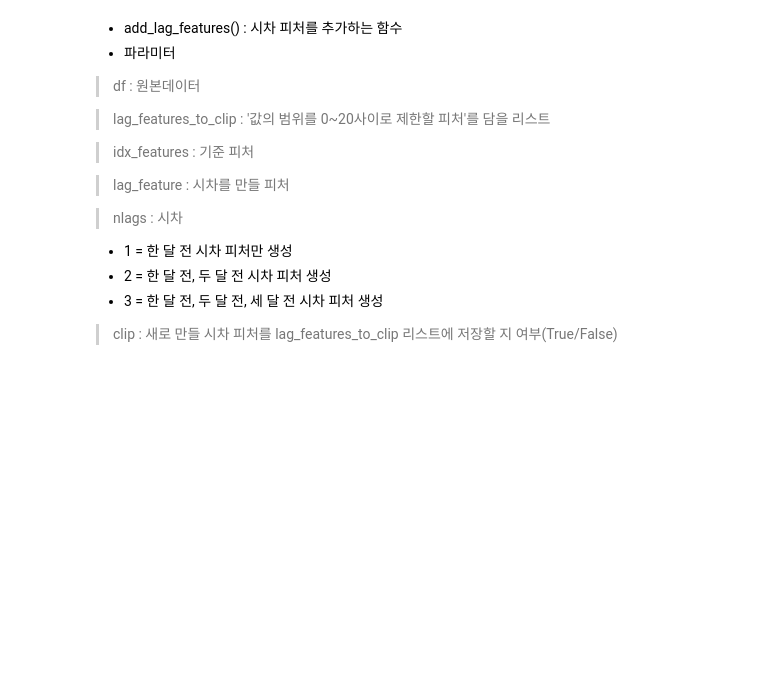
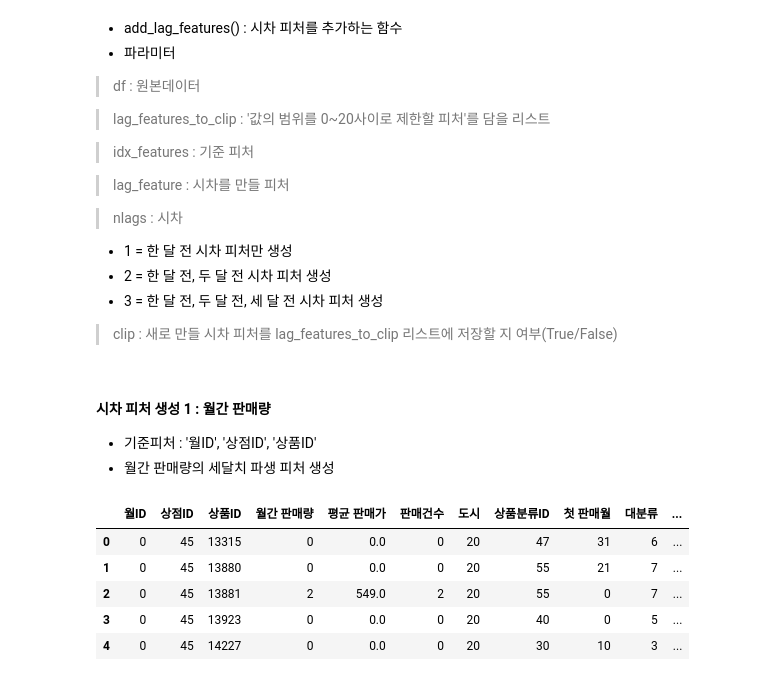
Before and after one commit to kiyong21c/kaggle, a Jupyter notebook: 20220627_future-sales-predict-feature-feature_engineering.ipynb, the cells around one changed output. Cells and saved outputs as stored; diff of their text form; code cells hidden in the pictures; blank space fills up the shorter version.

```diff
--- a/20220627_future-sales-predict-feature-feature_engineering.ipynb
+++ b/20220627_future-sales-predict-feature-feature_engineering.ipynb
@@ -588,6 +588,7 @@ def add_lag_features(df, lag_features_to_clip, idx_features,
                      lag_feature, nlags=3, clip=False):
     # 시차 피처 생성에 필요한 DatfaFrame 부분만 복사
     df_temp = df[idx_features + [lag_feature]].copy()
+    # 리스트와 문자열은 바로 합칠 수 없다 → 리스트 + [문자열]
 
     # 시차 피처 생성
     for i in range(1, nlags+1):
@@ -595,4 +596,23 @@ def add_lag_features(df, lag_features_to_clip, idx_features,
         lag_feature_name = lag_feature + '_시차' + str(i)
         # df_temp 열 이름 설정
         df_temp.columns = idx_features + [lag_feature_name]
-        # df_temp의 date_
+        # df_temp의 date_block_num 피처에 i 더하기
+        df_temp['월ID'] += i
+        # idx_feature를 기준으로 df와 df_temp 병합하기
+        df = df.merge(df_temp.drop_duplicates(),
+                      on=idx_features,
+                      how='left')
+        # 결측값 0으로 대체
+        df[lag_feature_name] = df[lag_feature_name].fillna(0)
+        # 0~20 사이로 세한할 시차 피처명을 lag_features_to_clip에 추가
+        if clip:
+            lag_features_to_clip.append(lag_feature_name)
+
+    # 데이터 다운캐스팅
+    df = downcast(df, False)
+
+    return df, lag_features_to_clip
+# %% [markdown]
+#### 시차 피처 생성 1 : 월간 판매량
+ - 기준피처 : '월ID', '상점ID', '상품ID'
+ - 월간 판매량의 세달치 파생 피처 생성
@@ -598,0 +630,9 @@ def add_lag_features(df, lag_features_to_clip, idx_features,
+# %%
+all_data.head()
+# %% [output]
+|  | 월ID | 상점ID | 상품ID | 월간 판매량 | 평균 판매가 | 판매건수 | 도시 | 상품분류ID | 첫 판매월 | 대분류 | ... |
+| 0 | 0 | 45 | 13315 | 0 | 0.0 | 0 | 20 | 47 | 31 | 6 | ... |
+| 1 | 0 | 45 | 13880 | 0 | 0.0 | 0 | 20 | 55 | 21 | 7 | ... |
+| 2 | 0 | 45 | 13881 | 2 | 549.0 | 2 | 20 | 55 | 0 | 7 | ... |
+| 3 | 0 | 45 | 13923 | 0 | 0.0 | 0 | 20 | 40 | 0 | 5 | ... |
+| 4 | 0 | 45 | 14227 | 0 | 0.0 | 0 | 20 | 30 | 10 | 3 | ... |
```
Also changed, not shown: parts of 41 cells of this notebook.
